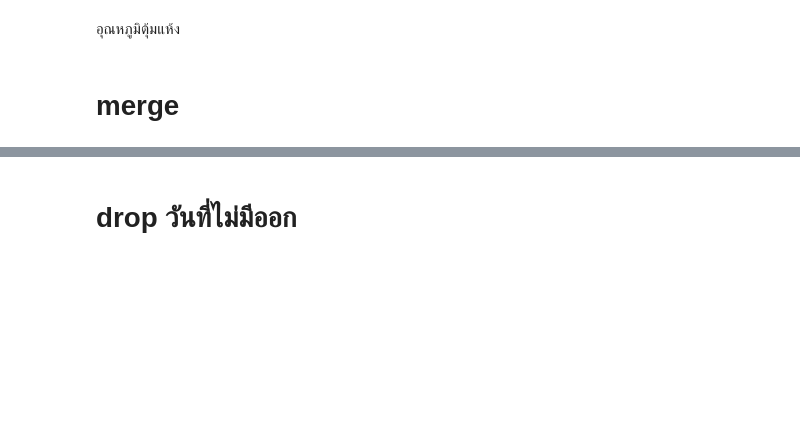
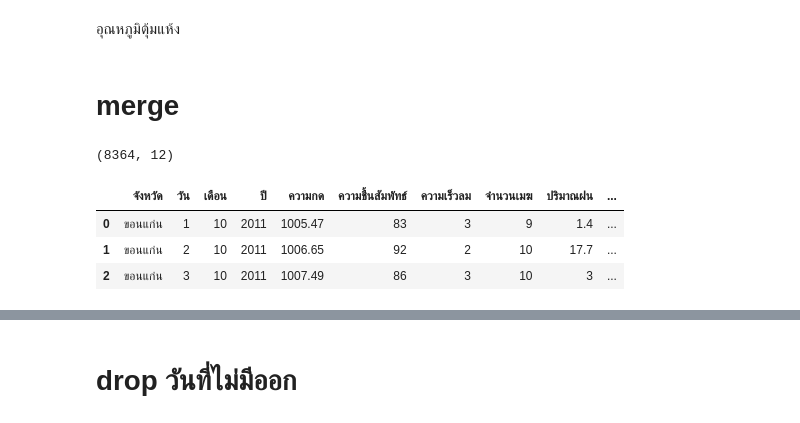
Before and after one commit to gxilly/bsc_dpdm22, a Jupyter notebook: QUIZ_GROUP.ipynb, the cells around one changed output, grey strips where cells are left out. Cells and saved outputs as stored; diff of their text form; code cells hidden in the pictures; blank space fills up the shorter version.

```diff
--- a/QUIZ_GROUP.ipynb
+++ b/QUIZ_GROUP.ipynb
@@ -1515,11 +1525,15 @@ d = pd.concat(framesd)
 # %%
 framese = [ekn, enn, eln, eskn, enkn]
 e = pd.concat(framese)
+# %%
+e = e[['จังหวัด','วัน','เดือน',  'ปี', 'ปริมาณฝน']]
 # %% [markdown]
 อุณหภูมิจุดน้ำค้าง
 # %%
 framesf = [fkn, fnn, fln, fskn, fnkn]
 f = pd.concat(framesf)
+# %%
+f = f[['จังหวัด','วัน','เดือน',  'ปี', 'อุณหภูมิจุดน้ำค้าง']]
 # %% [markdown]
 อุณหภูมิต่ำสุด
 # %%
@@ -1533,9 +1551,15 @@ h = pd.concat(framesh)
 # %% [markdown]
 # merge
 # %%
-#table_merge = a.merge(b,on=['วัน', 'เดือน', 'ปี','จังหวัด',]).merge(c,on=['วัน', 'เดือน', 'ปี','จังหวัด',]).merge(d,on=['วัน', 'เดือน', 'ปี','จังหวัด',]).merge(e,on=['วัน', 'เดือน', 'ปี','จังหวัด',]).merge(f,on=['วัน', 'เดือน', 'ปี','จังหวัด',]).merge(g,on=['วัน', 'เดือน', 'ปี','จังหวัด',]).merge(h,on=['วัน', 'เดือน', 'ปี','จังหวัด',])
-#table_merge.shape
-#table_merge.head(3)
+table_merge = a.merge(b,on=['วัน', 'เดือน', 'ปี','จังหวัด',]).merge(c,on=['วัน', 'เดือน', 'ปี','จังหวัด',]).merge(d,on=['วัน', 'เดือน', 'ปี','จังหวัด',]).merge(e,on=['วัน', 'เดือน', 'ปี','จังหวัด',]).merge(f,on=['วัน', 'เดือน', 'ปี','จังหวัด',]).merge(g,on=['วัน', 'เดือน', 'ปี','จังหวัด',]).merge(h,on=['วัน', 'เดือน', 'ปี','จังหวัด',])
+print(table_merge.shape)
+table_merge.head(3)
+# %% [output]
+(8364, 12)
+|  | จังหวัด | วัน | เดือน | ปี | ความกด | ความชื้นสัมพัทธ์ | ความเร็วลม | จำนวนเมฆ | ปริมาณฝน | ... |
+| 0 | ขอนแก่น | 1 | 10 | 2011 | 1005.47 | 83 | 3 | 9 | 1.4 | ... |
+| 1 | ขอนแก่น | 2 | 10 | 2011 | 1006.65 | 92 | 2 | 10 | 17.7 | ... |
+| 2 | ขอนแก่น | 3 | 10 | 2011 | 1007.49 | 86 | 3 | 10 | 3 | ... |
 # %%
 table_merge1 = a.merge(b,on=['วัน', 'เดือน', 'ปี','จังหวัด',]).rename(columns={'สถานี_x':'สถานีความกด','สถานี_y':'สถานีความชื้น'})
 # %%
```
Also changed, not shown: parts of 18 cells of this notebook.
